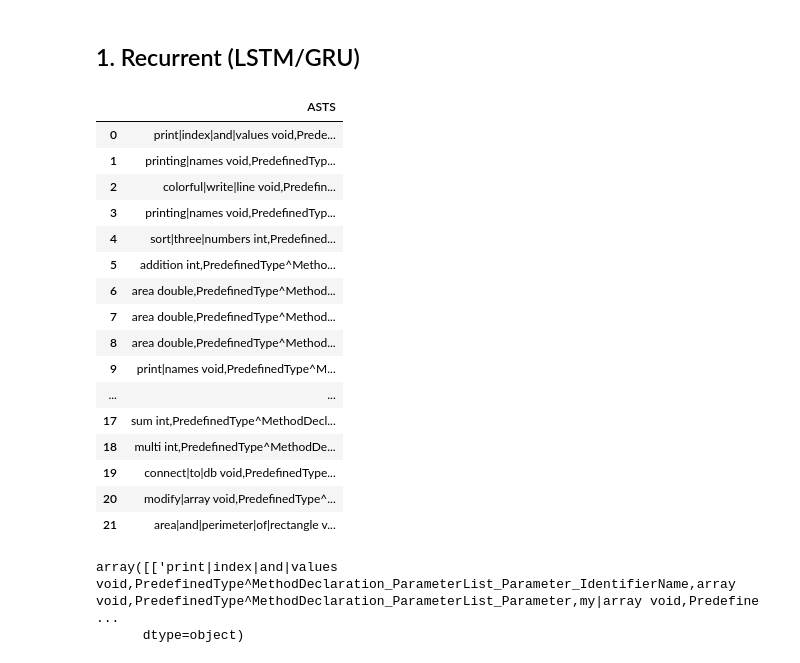
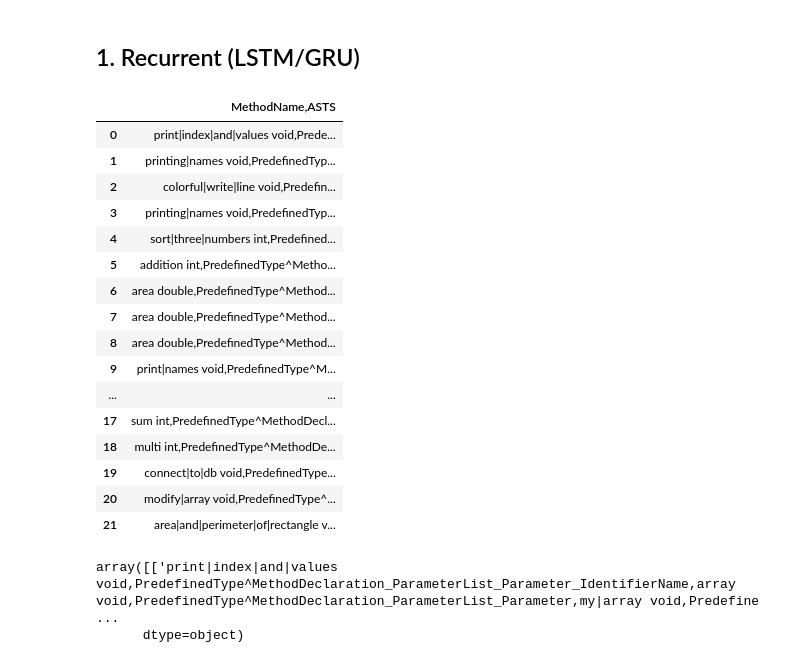
Before and after one commit to myahyavar/CodeSmellDetection, a Jupyter notebook: exam_ai-main/deep_learning.ipynb, the cells around one changed output. Cells and saved outputs as stored; diff of their text form; code cells hidden in the pictures.

```diff
--- a/exam_ai-main/deep_learning.ipynb
+++ b/exam_ai-main/deep_learning.ipynb
@@ -13,11 +13,14 @@ import os
 import datetime
 import matplotlib.pyplot as plt
 # %%
-df = pd.read_csv('results.txt',sep="\n")
+df = pd.read_csv('results.txt',sep="\t")
+#df = pd.read_csv('questions_processed.csv')
+#can modify the extractor maybe... pyhton part seems hard
+
 ##readtable
 df
 # %% [output]
-|  | ASTS |
+|  | MethodName,ASTS |
 | 0 | print|index|and|values void,Prede... |
 | 1 | printing|names void,PredefinedTyp... |
 | 2 | colorful|write|line void,Predefin... |
```
Also changed, not shown: 2 other files.
